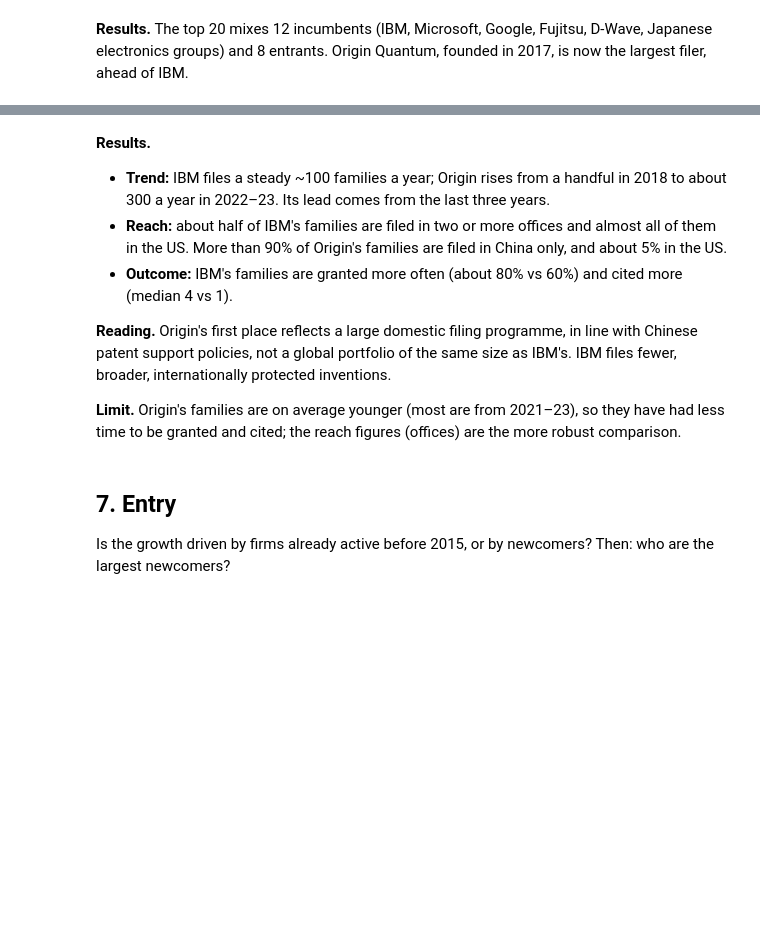
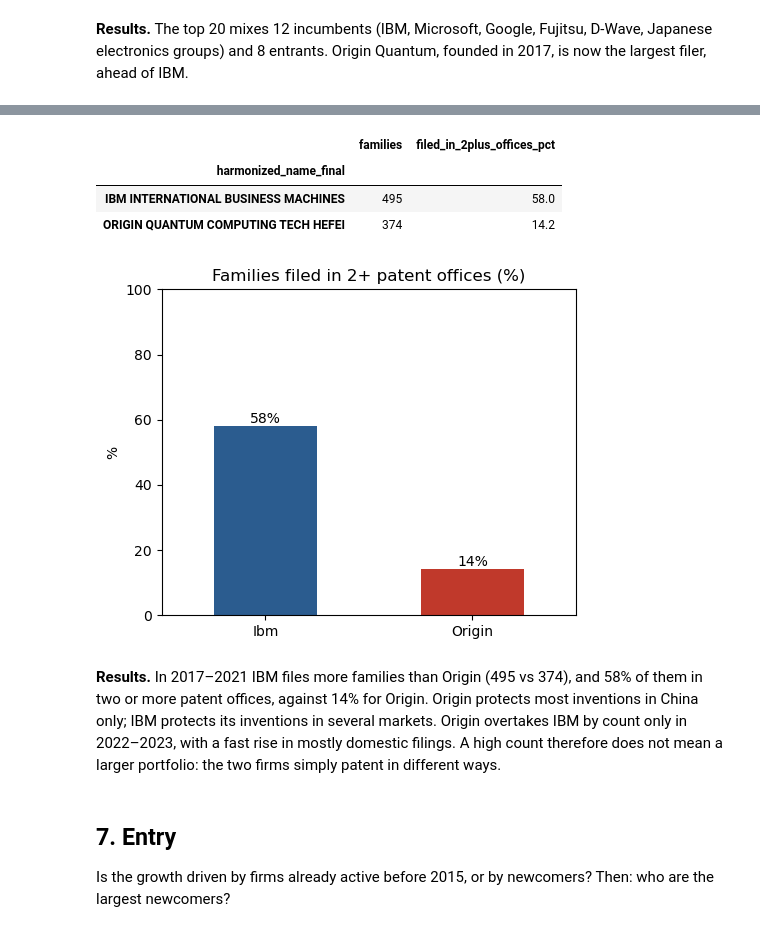
Before and after one commit to LudovicaIvaldi/Group15_innovation, a Jupyter notebook: entity-linking/final_pipe/outputs/analysis_v3.ipynb, the cells around one changed output, grey strips where cells are left out. Cells and saved outputs as stored; diff of their text form; code cells hidden in the pictures; blank space fills up the shorter version.

```diff
--- a/entity-linking/final_pipe/outputs/analysis_v3.ipynb
+++ b/entity-linking/final_pipe/outputs/analysis_v3.ipynb
@@ -494,12 +448,39 @@ plot_yearly_families(df, COMPARE)
+# %%
+COMPARE = ["IBM INTERNATIONAL BUSINESS MACHINES", "ORIGIN QUANTUM COMPUTING TECH HEFEI"]
+
+COMPARE_FROM, COMPARE_TO = 2017, 2021  # same age; 2021 = last year with complete foreign filings
+
+def international_share(df, names):
+    "Families since COMPARE_FROM and share filed in 2+ patent offices, per firm."
+    fam = df[df["family_year"].between(COMPARE_FROM, COMPARE_TO)]
+    fam = fam[fam["harmonized_name_final"].isin(names)].drop_duplicates(["harmonized_name_final", "docdb_family_id"])
+    return fam.groupby("harmonized_name_final").agg(
+        families=("docdb_family_id", "size"),
+        filed_in_2plus_offices_pct=("n_offices", lambda s: round((s >= 2).mean() * 100, 1)))
+
+
+def plot_international_share(table):
+    labels = [name.split()[0].title() for name in table.index]
+    ax = pd.Series(table["filed_in_2plus_offices_pct"].values, index=labels).plot.bar(
+        figsize=(5, 4), rot=0, color=["#2b5c8f", "#c0392b"], ylim=(0, 100),
+        title="Families filed in 2+ patent offices (%)")
+    ax.bar_label(ax.containers[0], fmt="%.0f%%")
+    ax.set(ylabel="%")
+    plt.tight_layout()
+    plt.show()
+
+
+share = international_share(df, COMPARE)
+display(share)
+plot_international_share(share)
+# %% [output]
+|  | families | filed_in_2plus_offices_pct |
+| harmonized_name_final |  |  |
+| IBM INTERNATIONAL BUSINESS MACHINES | 495 | 58.0 |
+| ORIGIN QUANTUM COMPUTING TECH HEFEI | 374 | 14.2 |
+[figure, added]
 # %% [markdown]
-**Results.**
-- **Trend:** IBM files a steady ~100 families a year; Origin rises from a handful in 2018 to about 300 a year in 2022–23. Its lead comes from the last three years.
-- **Reach:** about half of IBM's families are filed in two or more offices and almost all of them in the US. More than 90% of Origin's families are filed in China only, and about 5% in the US.
-- **Outcome:** IBM's families are granted more often (about 80% vs 60%) and cited more (median 4 vs 1).
-
-**Reading.** Origin's first place reflects a large domestic filing programme, in line with Chinese patent support policies, not a global portfolio of the same size as IBM's. IBM files fewer, broader, internationally protected inventions.
-
-**Limit.** Origin's families are on average younger (most are from 2021–23), so they have had less time to be granted and cited; the reach figures (offices) are the more robust comparison.
+**Results.** In 2017–2021 IBM files more families than Origin (495 vs 374), and 58% of them in two or more patent offices, against 14% for Origin. Origin protects most inventions in China only; IBM protects its inventions in several markets. Origin overtakes IBM by count only in 2022–2023, with a fast rise in mostly domestic filings. A high count therefore does not mean a larger portfolio: the two firms simply patent in different ways.
 # %% [markdown]
 ## 7. Entry
 
```
Also changed, not shown: parts of 13 cells of this notebook.
